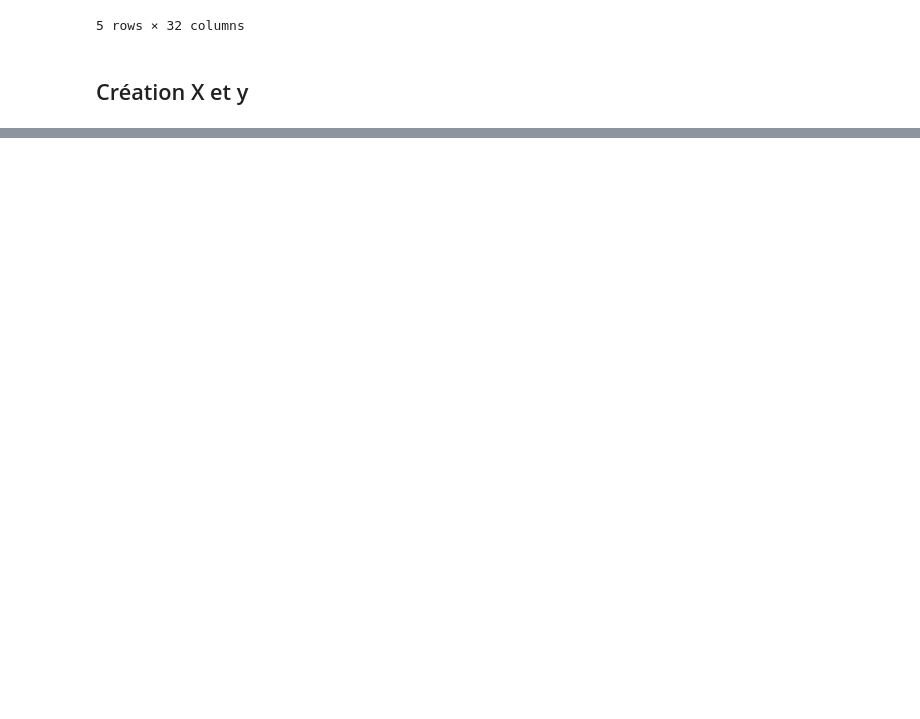
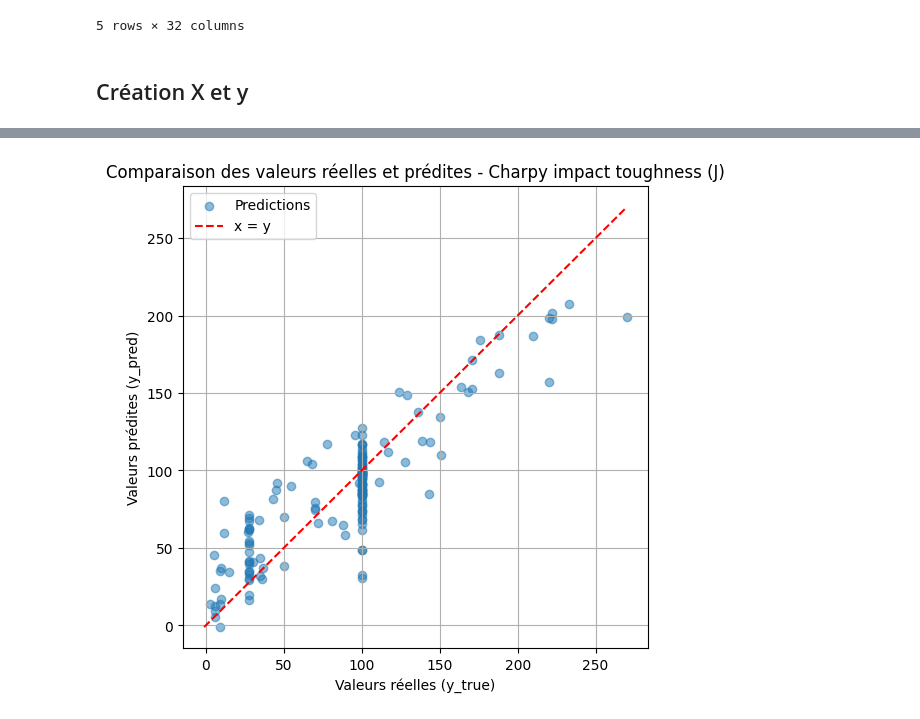
Before and after one commit to irenedagherr/ApprentissageAutomatiqueProjet, a Jupyter notebook: 5 - Implementation ML/MLsupervised.ipynb, the cells around one changed output, grey strips where cells are left out. Cells and saved outputs as stored; diff of their text form; code cells hidden in the pictures; blank space fills up the shorter version.

```diff
--- a/5 - Implementation ML/MLsupervised.ipynb
+++ b/5 - Implementation ML/MLsupervised.ipynb
@@ -537,0 +544,4 @@ results_dict['Charpy impact toughness (J)'].sort_values(by='R2_Test', ascending=
+# %%
+plot_predictions(y_preds_dict,'Charpy impact toughness (J)', 'y_true_test_Gradient Boosting', 'y_pred_test_Gradient Boosting')
+# %% [output]
+[figure, added]
```
Also changed, not shown: parts of 19 cells of this notebook, 6 other files.
